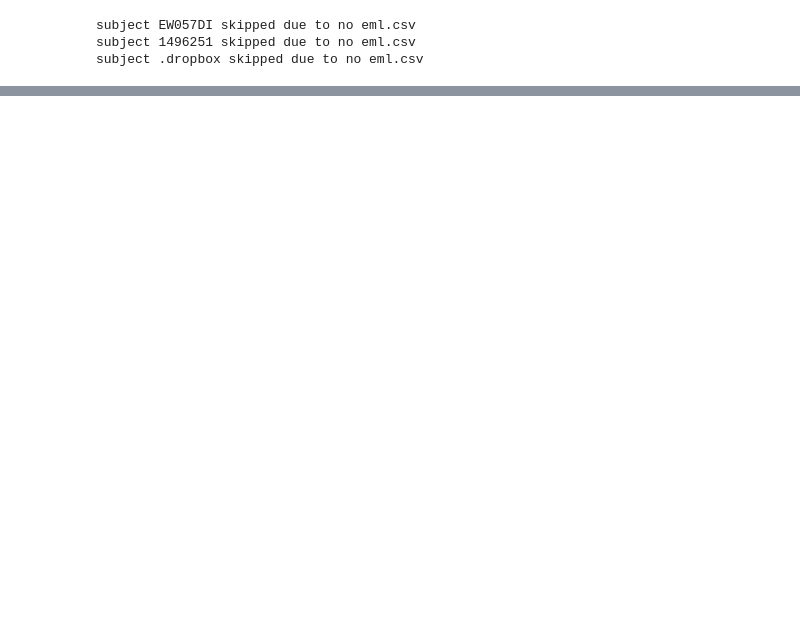
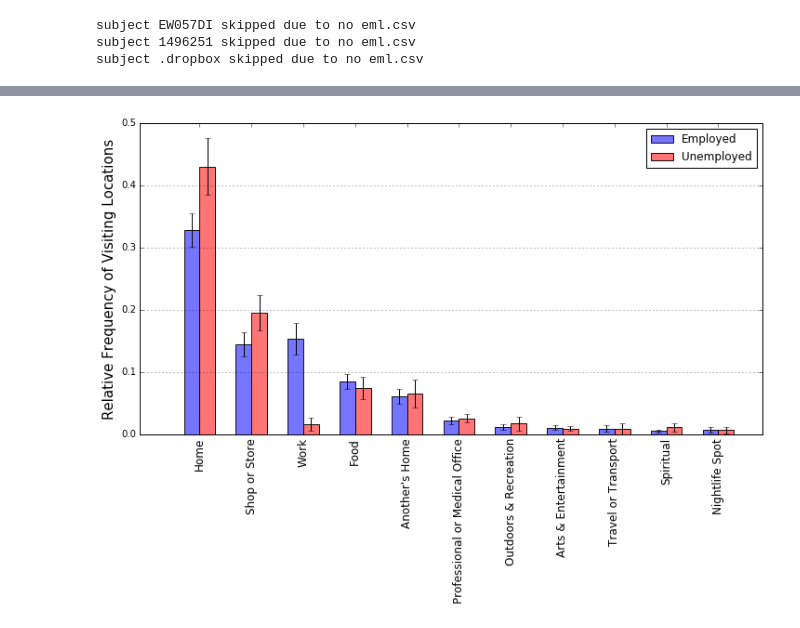
Before and after one commit to sosata/CS120DataAnalysis, a Jupyter notebook: SemanticLocation/show_categories_employment.ipynb, the cells around one changed output, grey strips where cells are left out. Drawn from its saved outputs; the diff is of its cells as text; code cells hidden in the pictures; blank space fills up the shorter version.

```diff
--- a/SemanticLocation/show_categories_employment.ipynb
+++ b/SemanticLocation/show_categories_employment.ipynb
@@ -112,14 +118,12 @@ loc_all_uniq = np.unique(np.append(loc_all_employed,loc_all_unemployed))
 freq_employed = np.zeros(loc_all_uniq.size)
 freq_unemployed = np.zeros(loc_all_uniq.size)
 for (i,loc_uniq) in enumerate(loc_all_uniq):
-    for loc_subj in loc_subject_employed:
+    for loc_subj in loc_subject_employed_uniq:
         if loc_uniq in loc_subj:
             freq_employed[i] += 1
-    for loc_subj in loc_subject_unemployed:
+    for loc_subj in loc_subject_unemployed_uniq:
         if loc_uniq in loc_subj:
             freq_unemployed[i] += 1
-
-# removing total freq < 1
 ind_highfreq = np.where(freq_employed+freq_unemployed>1)[0]
 loc_all_uniq = loc_all_uniq[ind_highfreq]
 
@@ -137,10 +141,10 @@ perc_employed = perc_employed[ind_sort]
 perc_unemployed = perc_unemployed[ind_sort]
 
 plt.figure(figsize=(18,10))
-show_from = 0
+show_from = 20
 axes = plt.gca()
 axes.bar(range(len(loc_all_uniq)-show_from), perc_employed[show_from:], align='center', color=(.4,.4,1), alpha=0.9)
-axes.bar(range(len(loc_all_uniq)-show_from), perc_unemployed[show_from:], bottom=perc_employed[show_from:], align='center', color=(1,.4,.4), alpha=0.9)
+axes.bar(range(len(loc_all_uniq)-show_from), -perc_unemployed[show_from:], align='center', color=(1,.4,.4), alpha=0.9)
 plt.legend(['employed','unemployed'],loc='upper left')
 plt.ylabel('percentage of samples')
 axes.set_xlim([-1, len(loc_all_uniq)-show_from])
@@ -149,0 +154,73 @@ plt.xticks(range(len(loc_all_uniq)-show_from), loc_all_uniq[show_from:], fontsiz
+# %%
+# a better measure of the average percentage of time spent at that location across the subjects
+# the percentage is calculated for each subejcts and then averaged across the subjects - with CIs computed as well
+
+save_results = True
+
+loc_all_uniq = np.unique(np.append(loc_all_employed,loc_all_unemployed))
+print loc_all_uniq.size
+
+# filtering based on freq > 1
+freq_employed = np.zeros(loc_all_uniq.size)
+freq_unemployed = np.zeros(loc_all_uniq.size)
+for (i,loc_uniq) in enumerate(loc_all_uniq):
+    for loc_subj in loc_subject_employed_uniq:
+        if loc_uniq in loc_subj:
+            freq_employed[i] += 1
+    for loc_subj in loc_subject_unemployed_uniq:
+        if loc_uniq in loc_subj:
+            freq_unemployed[i] += 1
+ind_highfreq = np.where(freq_employed+freq_unemployed>1)[0]
+loc_all_uniq = loc_all_uniq[ind_highfreq]
+
+perc_loc = pd.DataFrame()
+for (i,_) in enumerate(loc_subject_employed):
+    for (j,loc_uniq) in enumerate(loc_all_uniq):
+        perc_loc.loc[i,j] = np.sum(loc_subject_employed[i]==loc_uniq)/float(loc_subject_employed[i].size)
+perc_employed_mean = np.array(np.mean(perc_loc, axis=0))
+perc_employed_ci = np.array(np.std(perc_loc, axis=0)*1.96/np.sqrt(len(loc_subject_employed)))
+
+perc_loc = pd.DataFrame()
+for (i,_) in enumerate(loc_subject_unemployed):
+    for (j,loc_uniq) in enumerate(loc_all_uniq):
+        perc_loc.loc[i,j] = np.sum(loc_subject_unemployed[i]==loc_uniq)/float(loc_subject_unemployed[i].size)
+perc_unemployed_mean = np.array(np.mean(perc_loc, axis=0))
+perc_unemployed_ci = np.array(np.std(perc_loc, axis=0)*1.96/np.sqrt(len(loc_subject_unemployed)))
+
+ind_sort = np.argsort(perc_employed_mean+perc_unemployed_mean)[::-1]
+
+loc_all_uniq = loc_all_uniq[ind_sort]
+perc_employed_mean = perc_employed_mean[ind_sort]
+perc_unemployed_mean = perc_unemployed_mean[ind_sort]
+perc_employed_ci = perc_employed_ci[ind_sort]
+perc_unemployed_ci = perc_unemployed_ci[ind_sort]
+
+show_until = 11
+xlabel = loc_all_uniq[:show_until]
+
+if save_results:
+    import pickle
+    loc_top = loc_all_uniq[:show_until]
+    with open('top_locations.dat', 'w') as f:
+        pickle.dump(loc_top, f)
+    f.close()
+
+# removing extra words
+for (i,xl) in enumerate(xlabel):
+    label_broken = xl.split('(')
+    xlabel[i] = label_broken[0]
+    if len(label_broken)>1:
+        xlabel[i] = xlabel[i][:-1]
+
+plt.figure(figsize=(12,6))
+axes = plt.gca()
+axes.bar(np.arange(0,show_until,1), perc_employed_mean[:show_until], yerr=perc_employed_ci[:show_until],\
+          color=(.4,.4,1), alpha=0.9, ecolor=(0,0,0), align='center', width=0.3)
+axes.bar(np.arange(.3,show_until+.3,1), perc_unemployed_mean[:show_until], yerr=perc_unemployed_ci[:show_until],\
+          color=(1,.4,.4), alpha=0.9, ecolor=(0,0,0), align='center', width=0.3)
+plt.legend(['Employed','Unemployed'],loc='upper right',fontsize=12)
+plt.ylabel('Relative Frequency of Visiting Locations',fontsize=15)
+plt.xticks(np.arange(.15,show_until+.15,1), loc_all_uniq[:show_until], fontsize=12, color=(0,0,0), rotation=90)
+axes.set_xlim([-1, show_until])
+plt.grid(axis='y')
+# %% [output]
@@ -150 +228,2 @@ plt.xticks(range(len(loc_all_uniq)-show_from), loc_all_uniq[show_from:], fontsiz
+[figure, added]
 # %%
```
Also changed, not shown: parts of 8 cells of this notebook, 12 other files.
